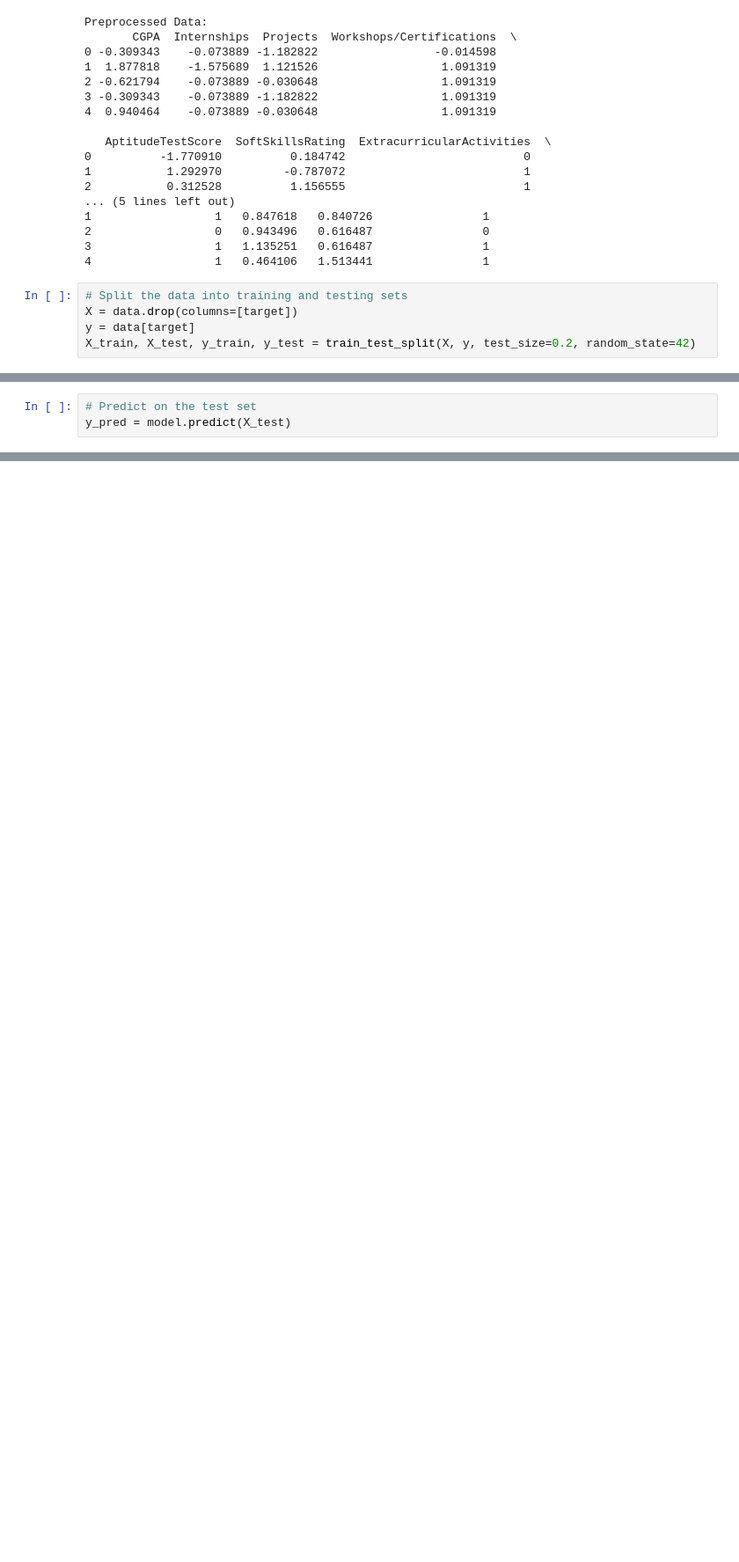
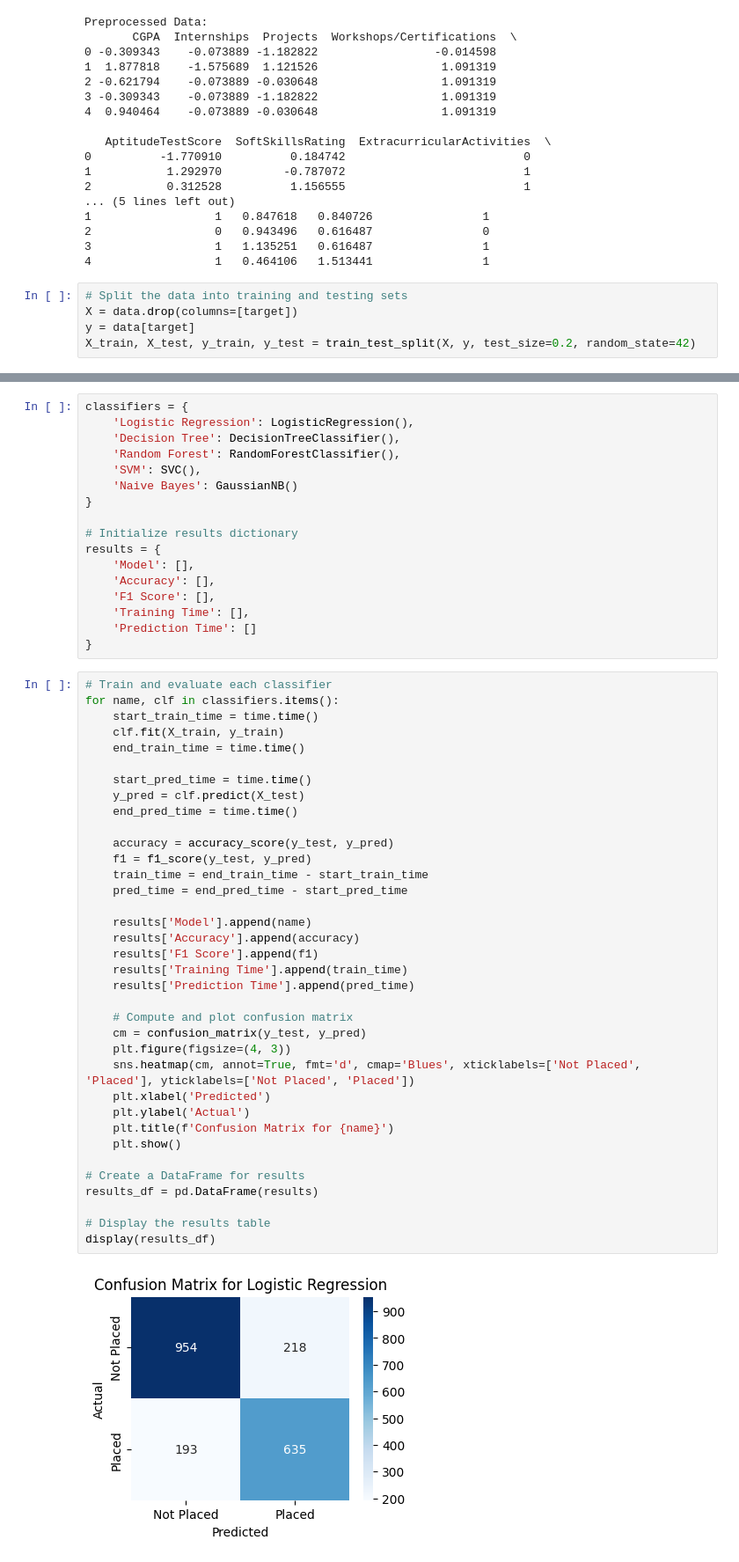
Before and after one commit to Hadeelhs/student-placement-prediction, a Jupyter notebook: placement_prediction-classification.ipynb, the cells around one changed output, grey strips where cells are left out. Shown at 88% size. Drawn from its saved outputs; the diff is of its cells as text; blank space fills up the shorter version.

Commit message:
try different classification models

```diff
--- a/placement_prediction-classification.ipynb
+++ b/placement_prediction-classification.ipynb
@@ -145,3 +94,0 @@ Training F1-Score: 0.7630
-# %%
-# Predict on the test set
-y_pred = model.predict(X_test)
@@ -189,0 +95,55 @@ F1-Score: 0.7555
+# %%
+classifiers = {
+    'Logistic Regression': LogisticRegression(),
+    'Decision Tree': DecisionTreeClassifier(),
+    'Random Forest': RandomForestClassifier(),
+    'SVM': SVC(),
+    'Naive Bayes': GaussianNB()
+}
+
+# Initialize results dictionary
+results = {
+    'Model': [],
+    'Accuracy': [],
+    'F1 Score': [],
+    'Training Time': [],
+    'Prediction Time': []
+}
+# %%
+# Train and evaluate each classifier
+for name, clf in classifiers.items():
+    start_train_time = time.time()
+    clf.fit(X_train, y_train)
+    end_train_time = time.time()
+
+    start_pred_time = time.time()
+    y_pred = clf.predict(X_test)
+    end_pred_time = time.time()
+
+    accuracy = accuracy_score(y_test, y_pred)
+    f1 = f1_score(y_test, y_pred)
+    train_time = end_train_time - start_train_time
+    pred_time = end_pred_time - start_pred_time
+
+    results['Model'].append(name)
+    results['Accuracy'].append(accuracy)
+    results['F1 Score'].append(f1)
+    results['Training Time'].append(train_time)
+    results['Prediction Time'].append(pred_time)
+
+    # Compute and plot confusion matrix
+    cm = confusion_matrix(y_test, y_pred)
+    plt.figure(figsize=(4, 3))
+    sns.heatmap(cm, annot=True, fmt='d', cmap='Blues', xticklabels=['Not Placed', 'Placed'], yticklabels=['Not Placed', 'Placed'])
+    plt.xlabel('Predicted')
+    plt.ylabel('Actual')
+    plt.title(f'Confusion Matrix for {name}')
+    plt.show()
+
+# Create a DataFrame for results
+results_df = pd.DataFrame(results)
+
+# Display the results table
+display(results_df)
+# %% [output]
+[figure, added]
```
Also changed, not shown: parts of 14 cells of this notebook.
